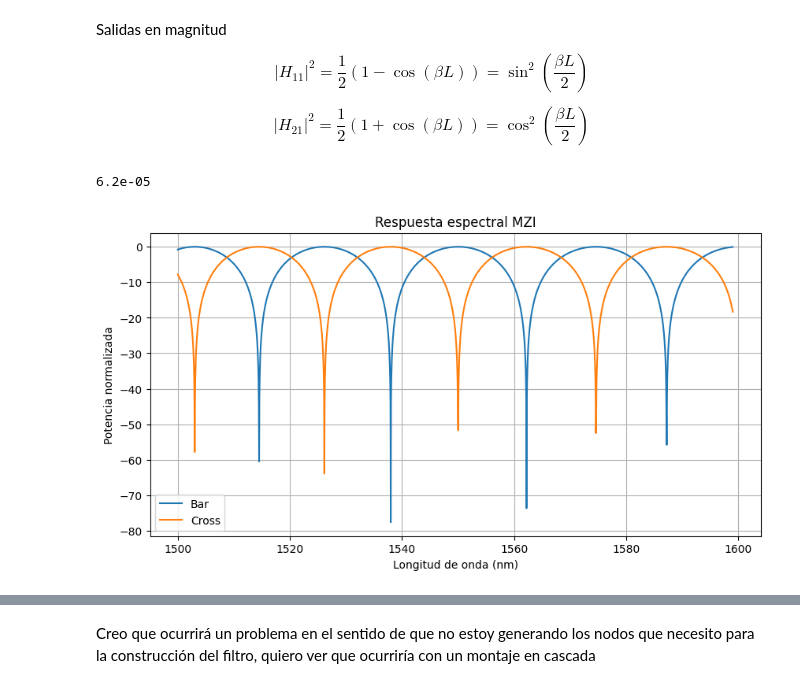
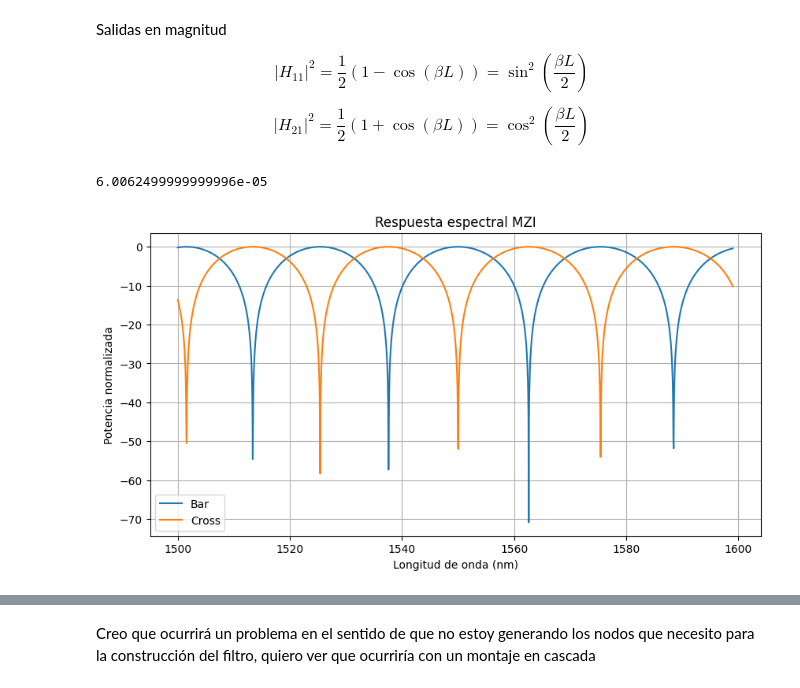
Before and after one commit to niospinamev2/Topic-6-WDM-Cascaded-MZIs, a Jupyter notebook: Funcion_transferencia.ipynb, the cells around one changed output, grey strips where cells are left out. Drawn from its saved outputs; the diff is of its cells as text; code cells hidden in the pictures.

```diff
--- a/Funcion_transferencia.ipynb
+++ b/Funcion_transferencia.ipynb
@@ -92,18 +92,18 @@ Salidas en magnitud
 alpha=0
 
 n_eff0=1.6
-#n_g=4.2
-n_g=0
+n_g=1.6
 wvl0=1.55e-6
 wvlf=1.6e-6
 wvli=1.5e-6
-#FSR=(wvlf-wvli)
-#L=wvl0**2/(n_g*FSR)
-L=62e-6
+
+FSR = 25e-9          # 100 nm
+L = wvl0**2 / (n_g * FSR)
+
 wvl=np.linspace(1500e-9,1599e-9,2000)
 
 phi=np.pi/2
 
 print(L)
 # %% [output]
-6.2e-05
+6.0062499999999996e-05
@@ -110,36 +116,31 @@ print(L)
 # %%
-# ---- constante de propagación ----
-n_eff=n_eff0
-
-# ---- propagación ----
-beta = 2 * np.pi * n_eff / wvl
 D = np.exp(-1j * beta * L)
 
 # ---- coeficientes ----
-H_bar   = 0.5 * (1 + D)
-H_cross = 0.5j * (1 - D)
+mzi_1_bar   = 0.5 * (1 + D)
+mzi_1_cross = 0.5j * (1 - D)
 
 # ---- potencias ----
-P_bar = np.abs(H_bar)**2
-P_cross = np.abs(H_cross)**2
+P_bar = np.abs(mzi_1_bar)**2
+P_cross = np.abs(mzi_1_cross)**2
 
 # ---- evitar log(0) ----
 eps = 1e-12
 P_bar_dB = 10 * np.log10(P_bar + eps)
 P_cross_dB = 10 * np.log10(P_cross + eps)
 
 
 # ---- gráfica ----
 plt.figure(figsize=(10,5))
 plt.plot(wvl*1e9, P_bar_dB, label='Bar')
 plt.plot(wvl*1e9, P_cross_dB, label='Cross')
 
 plt.xlabel('Longitud de onda (nm)')
 plt.ylabel('Potencia normalizada')
 plt.title('Respuesta espectral MZI')
 plt.legend()
 plt.grid()
 
 plt.show()
 # %% [output]
-[figure, old version]
+[figure, new version]
```
Also changed, not shown: parts of 4 cells of this notebook, 1 other file.
